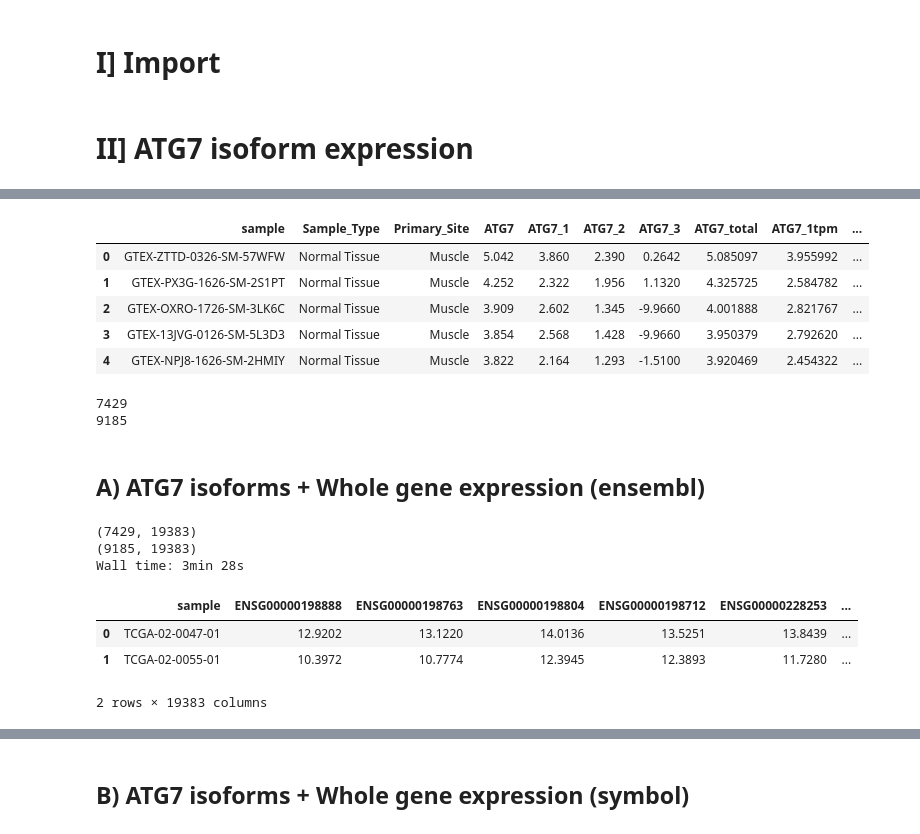
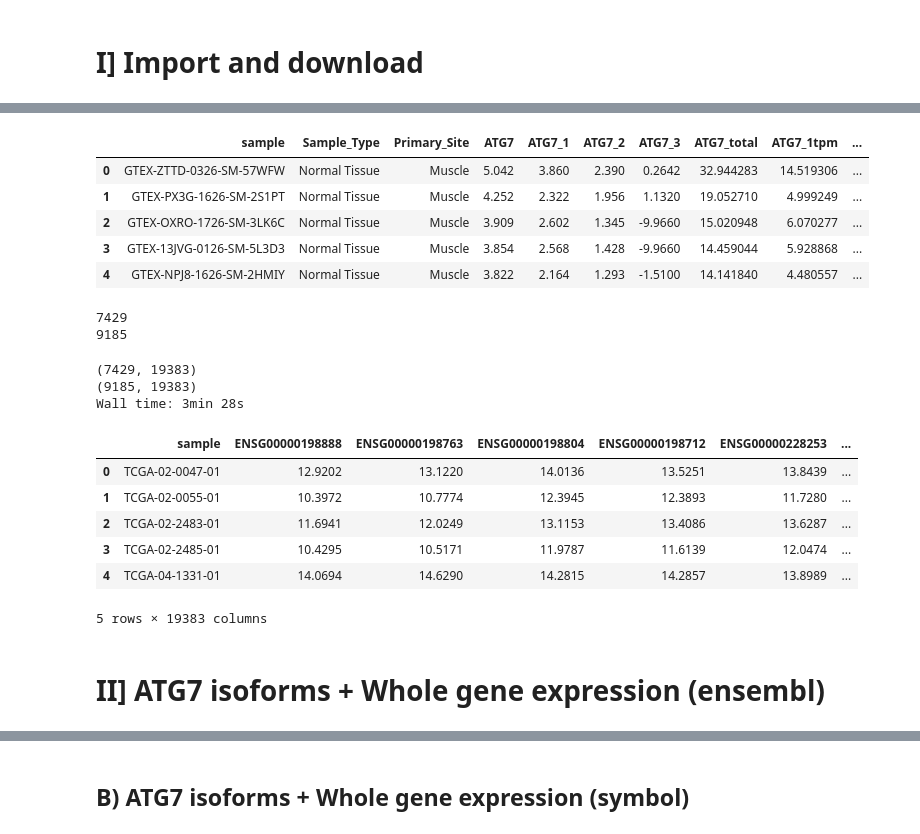
Before and after one commit to Keviosta/Article_short_isoform_ATG7_private, a Jupyter notebook: data_preparation/3_all_organs_ATG7_expression_and_allPGE_preparation.ipynb, the cells around one changed output, grey strips where cells are left out. Cells and saved outputs as stored; diff of their text form; code cells hidden in the pictures.

```diff
--- a/data_preparation/3_all_organs_ATG7_expression_and_allPGE_preparation.ipynb
+++ b/data_preparation/3_all_organs_ATG7_expression_and_allPGE_preparation.ipynb
@@ -1,18 +1,20 @@
 # %% [markdown]
-# I] Import
+# I] Import and download
 # %%
 import pandas
 # %%
 input_file_directory = '/Users/kja11/OneDrive - Háskóli Íslands/PhD ATG7//0 in_silico/Python/1)data_input/'
 # %%
 output_file_directory = '/Users/kja11/OneDrive - Háskóli Íslands/PhD ATG7/0 in_silico/Python/3)output/'
-# %% [markdown]
-# II] ATG7 isoform expression
 # %%
 %%time
-# DL data ATG7 isoform expression
+#DL data ATG7 isoform expression
 path = output_file_directory + "/ATG7/dataframes_for_input/df_ATG7_NormPrim.csv"
-df_ATG7_NormPrim= pandas.read_csv(path, sep = "\t")
+df_ATG7_NormPrim= pandas.read_csv(path, sep = ",")
+
+#remove Survival information
+df_ATG7_NormPrim.drop(df_ATG7_NormPrim.columns[[3, 4]], axis = 1, inplace = True)
+
 print(df_ATG7_NormPrim.shape)
 df_ATG7_NormPrim.head()
 # %% [output]
@@ -21,9 +23,9 @@ Wall time: 63.8 ms
 |  | sample | Sample_Type | Primary_Site | ATG7 | ATG7_1 | ATG7_2 | ATG7_3 | ATG7_total | ATG7_1tpm | ... |
-| 0 | GTEX-ZTTD-0326-SM-57WFW | Normal Tissue | Muscle | 5.042 | 3.860 | 2.390 | 0.2642 | 5.085097 | 3.955992 | ... |
-| 1 | GTEX-PX3G-1626-SM-2S1PT | Normal Tissue | Muscle | 4.252 | 2.322 | 1.956 | 1.1320 | 4.325725 | 2.584782 | ... |
-| 2 | GTEX-OXRO-1726-SM-3LK6C | Normal Tissue | Muscle | 3.909 | 2.602 | 1.345 | -9.9660 | 4.001888 | 2.821767 | ... |
-| 3 | GTEX-13JVG-0126-SM-5L3D3 | Normal Tissue | Muscle | 3.854 | 2.568 | 1.428 | -9.9660 | 3.950379 | 2.792620 | ... |
-| 4 | GTEX-NPJ8-1626-SM-2HMIY | Normal Tissue | Muscle | 3.822 | 2.164 | 1.293 | -1.5100 | 3.920469 | 2.454322 | ... |
+| 0 | GTEX-ZTTD-0326-SM-57WFW | Normal Tissue | Muscle | 5.042 | 3.860 | 2.390 | 0.2642 | 32.944283 | 14.519306 | ... |
+| 1 | GTEX-PX3G-1626-SM-2S1PT | Normal Tissue | Muscle | 4.252 | 2.322 | 1.956 | 1.1320 | 19.052710 | 4.999249 | ... |
+| 2 | GTEX-OXRO-1726-SM-3LK6C | Normal Tissue | Muscle | 3.909 | 2.602 | 1.345 | -9.9660 | 15.020948 | 6.070277 | ... |
+| 3 | GTEX-13JVG-0126-SM-5L3D3 | Normal Tissue | Muscle | 3.854 | 2.568 | 1.428 | -9.9660 | 14.459044 | 5.928868 | ... |
+| 4 | GTEX-NPJ8-1626-SM-2HMIY | Normal Tissue | Muscle | 3.822 | 2.164 | 1.293 | -1.5100 | 14.141840 | 4.480557 | ... |
 # %%
 #split to have Normal (GTEX) and Primary (TCGA)
 df_ATG7_Normal = df_ATG7_NormPrim[df_ATG7_NormPrim['sample'].str.startswith('GTEX')]
@@ -33,27 +35,30 @@ print(len(df_ATG7_Primary))
 # %% [output]
 7429
 9185
+# %%
+%%time
+# DL data gene expression for Normal Tissue and Primary Tumors
+path = output_file_directory + "/ATG7/dataframes_for_input/"
+ensembl_normal_protcoding = pandas.read_csv(path+"ensembl_normal_protcoding_expr.csv", sep = "\t")
+ensembl_primary_protcoding = pandas.read_csv(path+"ensembl_primary_protcoding_expr.csv", sep = "\t")
+
+print(ensembl_normal_protcoding_expr.shape)
+print(ensembl_primary_protcoding_expr.shape)
+
+ensembl_primary_protcoding_expr.head()
+# %% [output]
+(7429, 19383)
+(9185, 19383)
+Wall time: 3min 28s
+|  | sample | ENSG00000198888 | ENSG00000198763 | ENSG00000198804 | ENSG00000198712 | ENSG00000228253 | ... |
+| 0 | TCGA-02-0047-01 | 12.9202 | 13.1220 | 14.0136 | 13.5251 | 13.8439 | ... |
+| 1 | TCGA-02-0055-01 | 10.3972 | 10.7774 | 12.3945 | 12.3893 | 11.7280 | ... |
+| 2 | TCGA-02-2483-01 | 11.6941 | 12.0249 | 13.1153 | 13.4086 | 13.6287 | ... |
+| 3 | TCGA-02-2485-01 | 10.4295 | 10.5171 | 11.9787 | 11.6139 | 12.0474 | ... |
+| 4 | TCGA-04-1331-01 | 14.0694 | 14.6290 | 14.2815 | 14.2857 | 13.8989 | ... |
+5 rows × 19383 columns
 # %% [markdown]
-## A) ATG7 isoforms + Whole gene expression (ensembl)
+# II] ATG7 isoforms + Whole gene expression (ensembl)
-# %%
-%%time
-# DL data gene expression for Normal Tissue and Primary Tumors
-path = output_file_directory + "/ATG7/dataframes_for_input/"
-ensembl_normal_protcoding_expr = pandas.read_csv(path+"ensembl_normal_protcoding_expr.csv", sep = "\t")
-ensembl_primary_protcoding_expr = pandas.read_csv(path+"ensembl_primary_protcoding_expr.csv", sep = "\t")
-
-print(ensembl_normal_protcoding_expr.shape)
-print(ensembl_primary_protcoding_expr.shape)
-
-ensembl_primary_protcoding_expr.head()
-# %% [output]
-(7429, 19383)
-(9185, 19383)
-Wall time: 3min 28s
-|  | sample | ENSG00000198888 | ENSG00000198763 | ENSG00000198804 | ENSG00000198712 | ENSG00000228253 | ... |
-| 0 | TCGA-02-0047-01 | 12.9202 | 13.1220 | 14.0136 | 13.5251 | 13.8439 | ... |
-| 1 | TCGA-02-0055-01 | 10.3972 | 10.7774 | 12.3945 | 12.3893 | 11.7280 | ... |
-2 rows × 19383 columns
 # %%
 #Preparation of the global dataframe with ATG7 isoform expression AND whole gene expression
 data = [[ensembl_normal_protcoding, df_ATG7_Normal], [ensembl_primary_protcoding, df_ATG7_Primary]]
```
Also changed, not shown: parts of 5 cells of this notebook, 1 other file.
